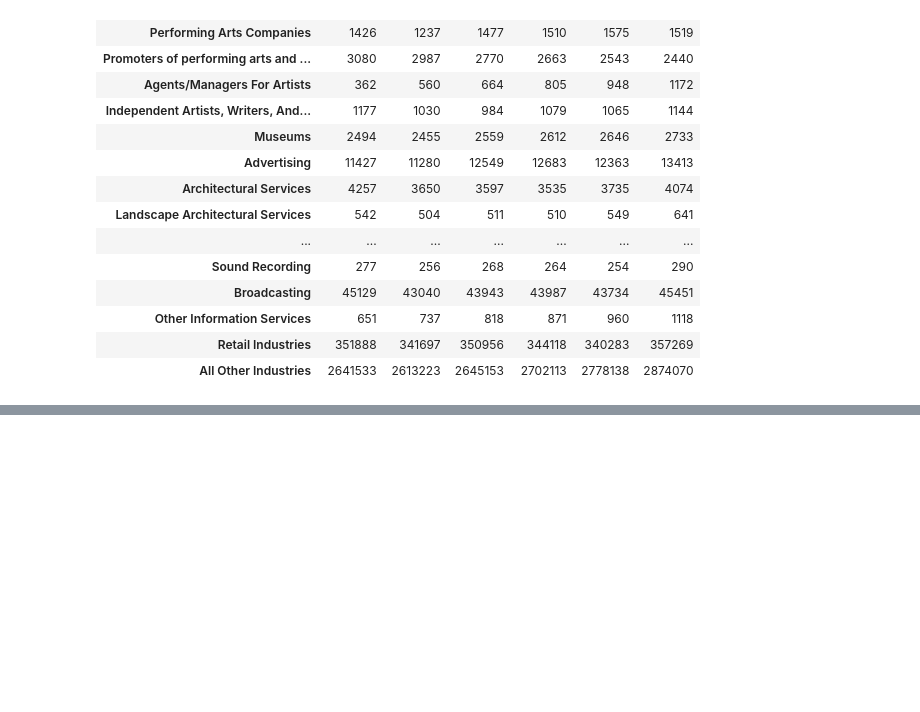
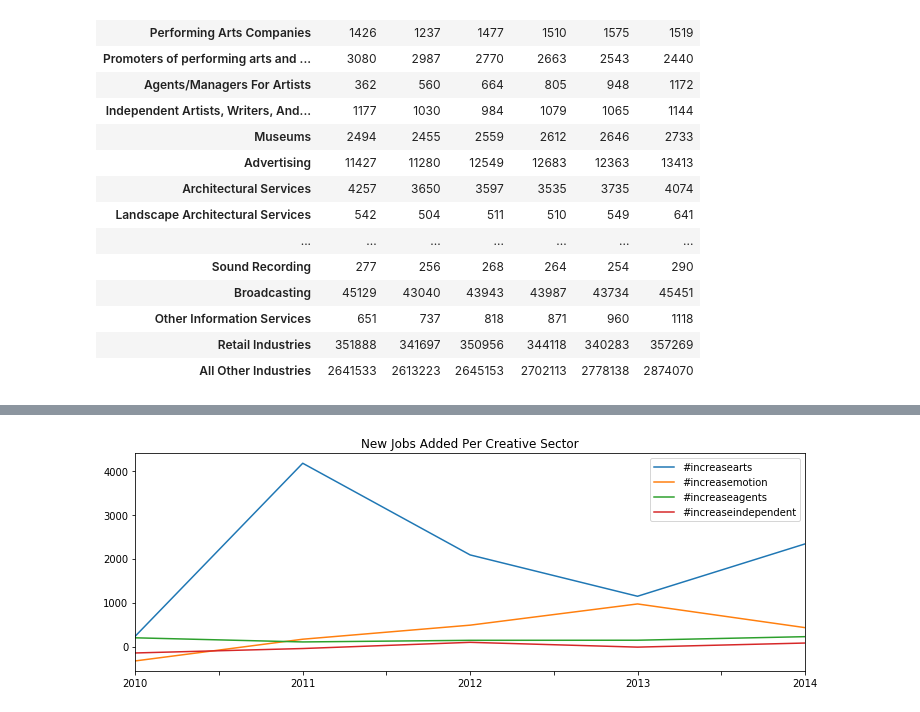
Before and after one commit to maijaliisa/studio-projects, a Jupyter notebook: code/georgians_in_the_arts/ATLANTANS_IN_THE_ARTS.ipynb, the cells around one changed output, grey strips where cells are left out. Saved outputs shown, nothing was run; the diff lists cells and outputs as text; code cells hidden in the pictures; blank space fills up the shorter version.

```diff
--- a/code/georgians_in_the_arts/ATLANTANS_IN_THE_ARTS.ipynb
+++ b/code/georgians_in_the_arts/ATLANTANS_IN_THE_ARTS.ipynb
@@ -83,0 +85,3 @@ plt.savefig("JOBSSINCETAXINCENTIVE_USETHISONE.pdf")
+# %%
+df_attempt = pd.read_csv('attempt_two - attempt_two_to_graph (3).csv').dropna()
+df_attempt
@@ -83,0 +99,3 @@ plt.savefig("JOBSSINCETAXINCENTIVE_USETHISONE.pdf")
+# %%
+df_attempt.set_index('Area', inplace=True)
+df_attempt
@@ -83,0 +116,9 @@ plt.savefig("JOBSSINCETAXINCENTIVE_USETHISONE.pdf")
+# %%
+#ax = df_attempt.loc['ATL Employment'].plot()
+ax = df_attempt.loc['#increasearts'].plot(legend=True)
+df_attempt.loc['#increasemotion'].plot(ax=ax, legend=True)
+df_attempt.loc['#increaseagents'].plot(ax=ax, legend=True)
+df_attempt.loc['#increaseindependent'].plot(ax=ax, legend=True, figsize=(12,4), title='New Jobs Added Per Creative Sector')
+plt.savefig('Understanding Atlanta Creative Jobs Since Tax Incentive.pdf')
+# %% [output]
+[figure, added]
```
Also changed, not shown: parts of 8 cells of this notebook, 25 other files.
